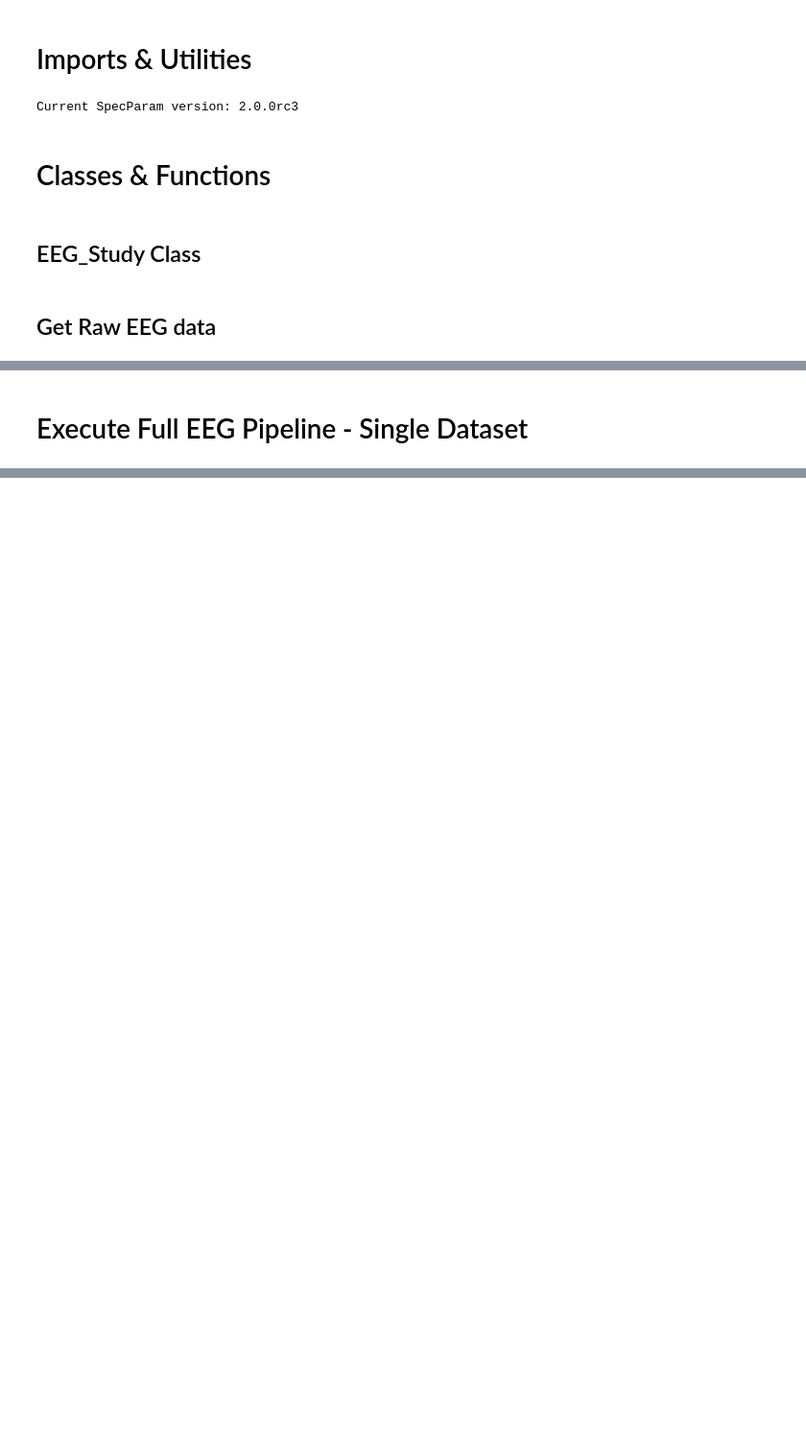
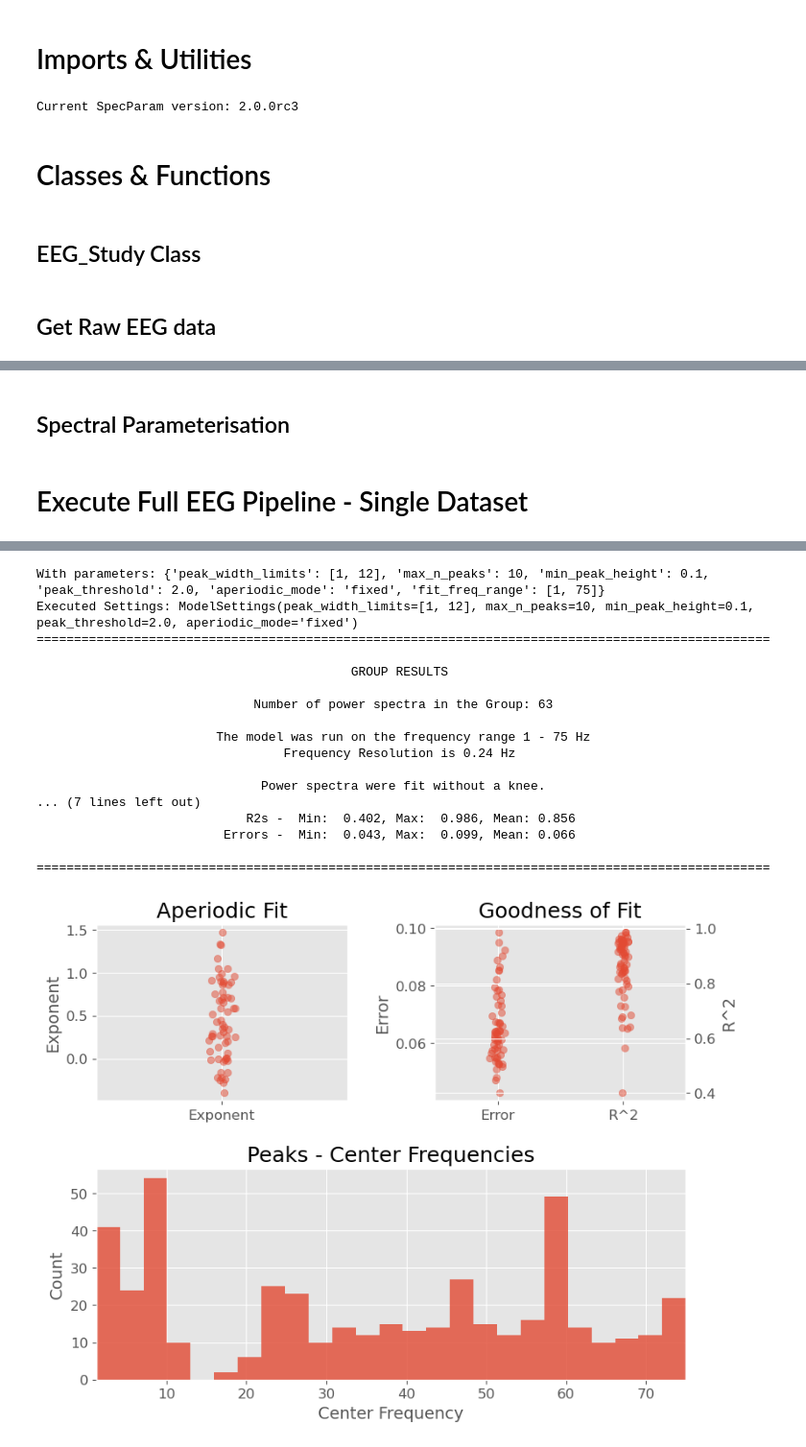
Before and after one commit to StuartG24/EEG_ML_Pipeline, a Jupyter notebook: Notebooks/0_EEG_Pipeline_v1.ipynb, the cells around one changed output, grey strips where cells are left out. Shown at 96% size. Saved outputs shown, nothing was run; the diff lists cells and outputs as text; code cells hidden in the pictures; blank space fills up the shorter version.

```diff
--- a/Notebooks/0_EEG_Pipeline_v1.ipynb
+++ b/Notebooks/0_EEG_Pipeline_v1.ipynb
@@ -233,0 +324,2 @@ def get_EEG_raw(study, subject_id):
+# %% [markdown]
+## Spectral Parameterisation
@@ -243,11 +380,22 @@ max_subjects_run = 1 #np.inf
 test_channel = 'P5'
 
 # Set Execution Parameters
-
-
+psd_params = {'method': 'welch', # Calculation method
+              'fmin': 1,
+              'fmax': 250,
+              'exclude': []      # Includes all, even bad channels
+              }
+specparam_params = {'peak_width_limits': [1, 12],
+                    'max_n_peaks': 10,
+                    'min_peak_height': 0.1,
+                    'peak_threshold': 2.0,
+                    'aperiodic_mode': 'fixed',
+                    'fit_freq_range' : [1, 75]
+                    }
 
 # Define the Study
-study_details = EEG_Study('ds004584-1.0.0')
+study_details = EEG_Study('ds004584-1.0.0', psd_params, specparam_params)
+
 # print(study_details)
 # attrs = {attr: getattr(study_details, attr) for attr in dir(study_details) if not attr.startswith('_') and not callable(getattr(study_details, attr))}
 # pprint(attrs)
@@ -265,7 +413,28 @@ for idx, subject in study_details.subjects_df.iterrows():
     print(f"Processing subject: {subject_id}")
 
     # Get the raw EEG data
-    temp = get_EEG_raw(study_details, subject_id)
+    print('\n----------------------------------------------')
+    print('Getting EEG raw data')
+    temp_EEG_raw = get_EEG_raw(study_details, subject_id)
+
+    # EEG Preprocessing
+    print('\n----------------------------------------------')
+    print('Preprocessing EEG')
+    temp_EEG_clean = perform_EEG_preprocessing(study_details, temp_EEG_raw)
+
+    # Power spectrum
+    print('\n----------------------------------------------')
+    print('Getting power spectra')
+    temp_spectra = get_spectra(study_details, temp_EEG_clean)
+
+    # Spectral Parameterisation
+    print('\n----------------------------------------------')
+    print('Completing Spectral Parameterisation')
+    specparam_df = perform_SpecParam(study_details, temp_spectra)
+
+    # TODO: Subject 68 had 66 channels but max should be 63? Check during preprocessing, before FOOOFING
+    # if n_channels > spm_max_channels:
+    #     raise Exception(f'WARNING: Found: {n_channels} channels, but only {spm_max_channels} max are saved')
 # %% [output]
 -----------------------------------------------------------------------------------------------
 Processing subject: sub-001
@@ -276,0 +456,18 @@ Cropping complete (kept 1)
+With parameters: {'peak_width_limits': [1, 12], 'max_n_peaks': 10, 'min_peak_height': 0.1, 'peak_threshold': 2.0, 'aperiodic_mode': 'fixed', 'fit_freq_range': [1, 75]}
+Executed Settings: ModelSettings(peak_width_limits=[1, 12], max_n_peaks=10, min_peak_height=0.1, peak_threshold=2.0, aperiodic_mode='fixed')
+==================================================================================================
+
+                                          GROUP RESULTS
+
+                             Number of power spectra in the Group: 63
+
+                        The model was run on the frequency range 1 - 75 Hz
+                                 Frequency Resolution is 0.24 Hz
+
+                              Power spectra were fit without a knee.
+... (7 lines left out)
+                            R2s -  Min:  0.402, Max:  0.986, Mean: 0.856
+                         Errors -  Min:  0.043, Max:  0.099, Mean: 0.066
+
+==================================================================================================
+[figure, added]
```
Also changed, not shown: parts of 8 cells of this notebook, 1 other file.
